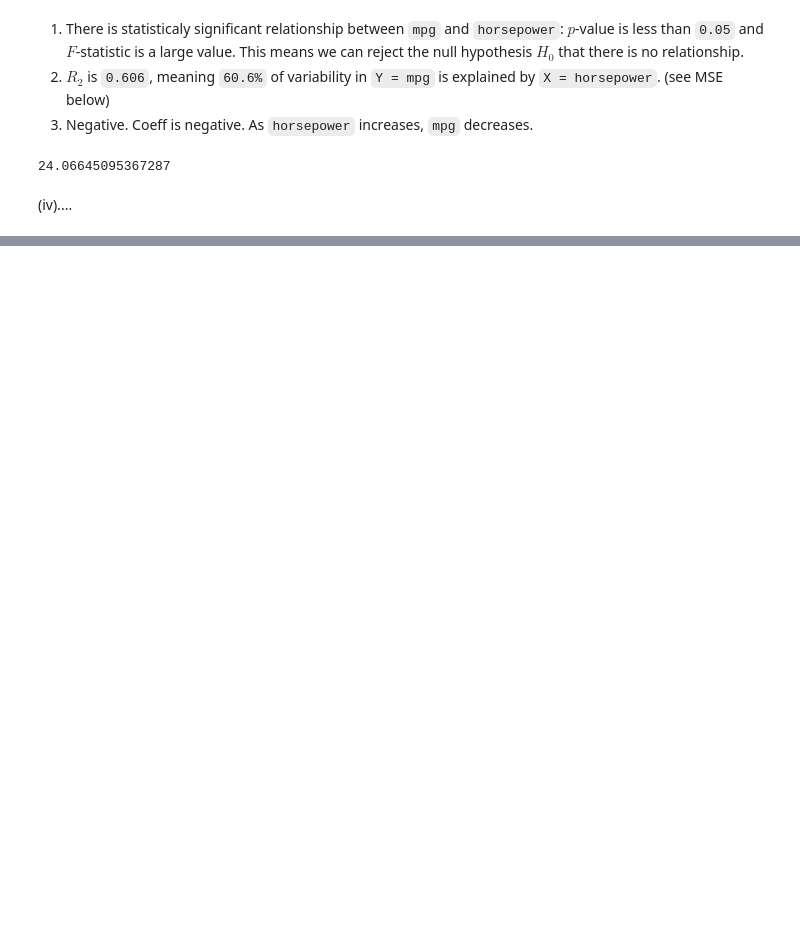
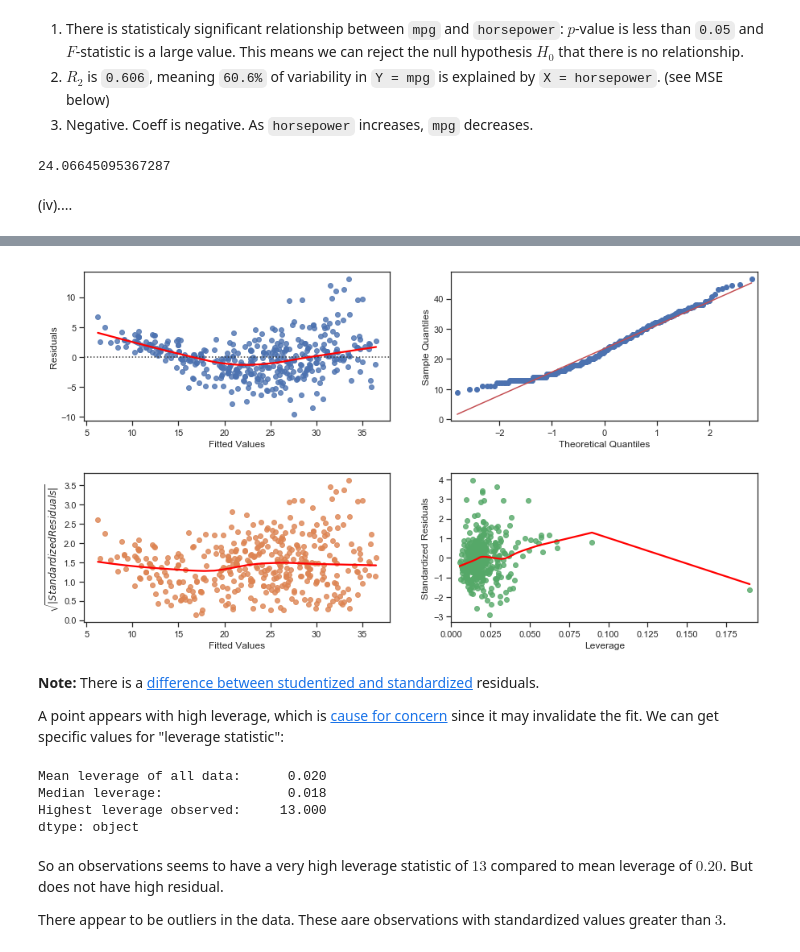
Before and after one commit to fncode246/stat-learning, a Jupyter notebook: ch3_applied.ipynb, the cells around one changed output, grey strips where cells are left out. Saved outputs shown, nothing was run; the diff lists cells and outputs as text; code cells hidden in the pictures; blank space fills up the shorter version.

```diff
--- a/ch3_applied.ipynb
+++ b/ch3_applied.ipynb
@@ -131,0 +162,5 @@ Kurtosis:              3.299        Condition No.:          322
+# %%
+# Get all column names except response (mpg) and name (qualitative)
+all_columns = "+".join(auto.columns.difference(['mpg', 'name']))
+multiple_lm = ols(('mpg ~ ' + all_columns), data=auto).fit()
+print(multiple_lm.summary2())
@@ -131,0 +190,21 @@ Kurtosis:              3.299        Condition No.:          322
+# %%
+diag_plots(multiple_lm, auto)
+# %% [output]
+[figure, added]
+# %% [markdown]
+**Note:** There is a [difference between studentized and standardized](https://stats.stackexchange.com/questions/99717/whats-the-difference-between-standardization-and-studentization) residuals.
+
+A point appears with high leverage, which is [cause for concern](https://stats.stackexchange.com/questions/208242/hat-matrix-and-leverages-in-classical-multiple-regression) since it may invalidate the fit. We can get specific values for "leverage statistic":
+# %%
+pd.Series({'Mean leverage of all data: ': np.mean(multiple_lm.get_influence().hat_matrix_diag),
+                'Median leverage: ': np.median(multiple_lm.get_influence().hat_matrix_diag),
+                'Highest leverage observed: ': np.argmax(multiple_lm.get_influence().hat_matrix_diag)}).map('{:,.3f}'.format)
+# %% [output]
+Mean leverage of all data:      0.020
+Median leverage:                0.018
+Highest leverage observed:     13.000
+dtype: object
+# %% [markdown]
+So an observations seems to have a very high leverage statistic of $13$ compared to mean leverage of $0.20$. But does not have high residual.
+
+There appear to be outliers in the data. These aare observations with standardized values greater than $3$.
```
Also changed, not shown: parts of 26 cells of this notebook, 1 other file.
